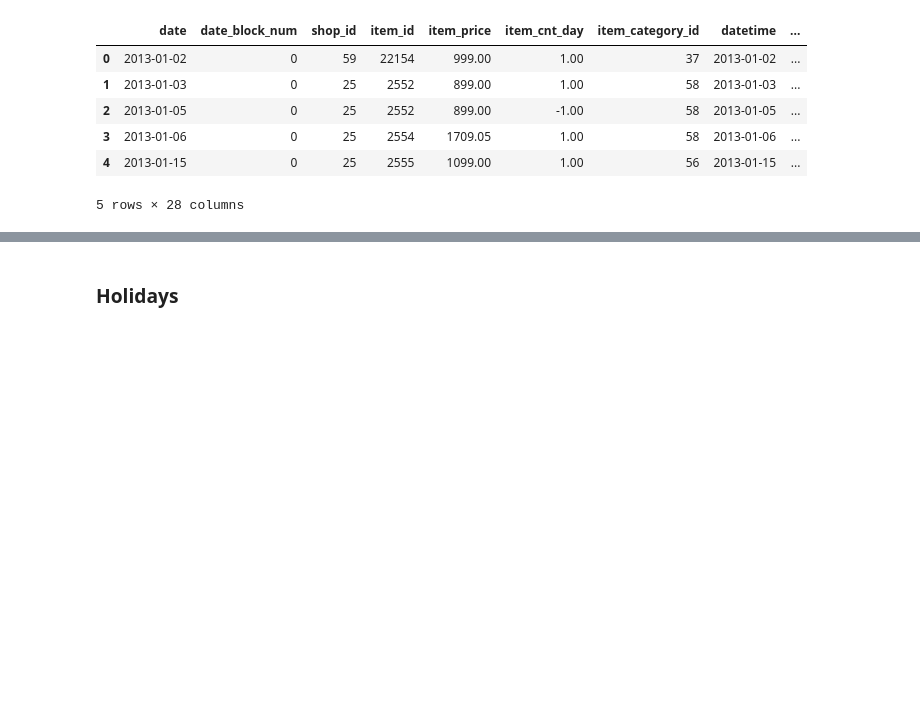
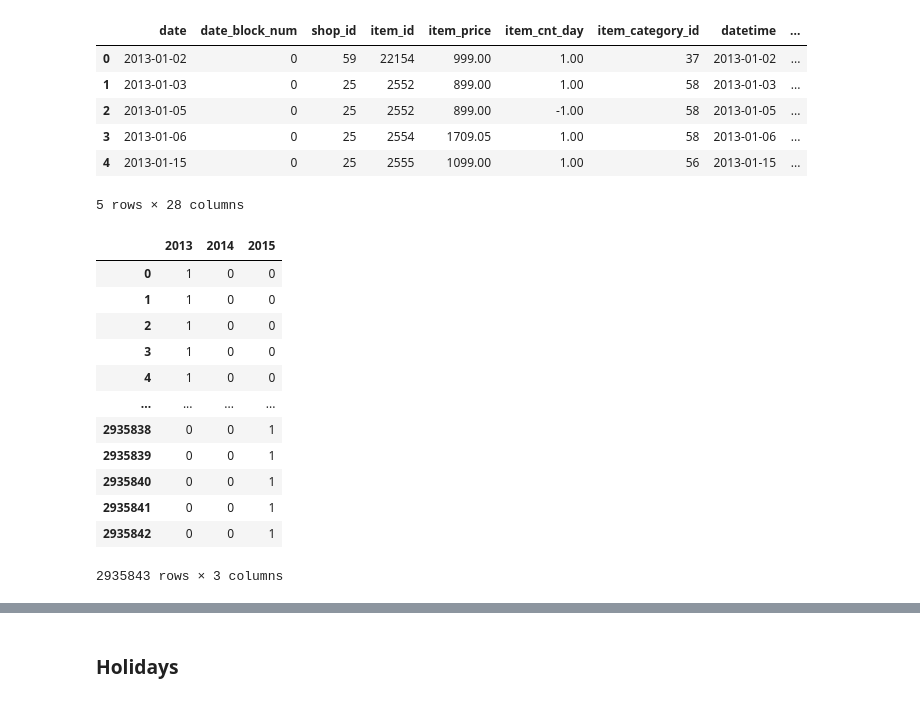
Before and after one commit to Snizzmo/Data-Science, a Jupyter notebook: Capstone_Two/03_Capstone_Two_Feature_Engineering.ipynb, the cells around one changed output, grey strips where cells are left out. Drawn from its saved outputs; the diff is of its cells as text; code cells hidden in the pictures; blank space fills up the shorter version.

Commit message:
updated with year

```diff
--- a/Capstone_Two/03_Capstone_Two_Feature_Engineering.ipynb
+++ b/Capstone_Two/03_Capstone_Two_Feature_Engineering.ipynb
@@ -173,3 +173,24 @@ df.head()
 | 3 | 2013-01-06 | 0 | 25 | 2554 | 1709.05 | 1.00 | 58 | 2013-01-06 | ... |
 | 4 | 2013-01-15 | 0 | 25 | 2555 | 1099.00 | 1.00 | 56 | 2013-01-15 | ... |
 5 rows × 28 columns
+# %%
+# Finally, add the year as a columns with dummy variables.
+df['year'] = df.datetime.dt.year
+# %%
+years_to_one_hot = df['year']
+years = pd.get_dummies(years_to_one_hot)
+years
+# %% [output]
+|  | 2013 | 2014 | 2015 |
+| 0 | 1 | 0 | 0 |
+| 1 | 1 | 0 | 0 |
+| 2 | 1 | 0 | 0 |
+| 3 | 1 | 0 | 0 |
+| 4 | 1 | 0 | 0 |
+| ... | ... | ... | ... |
+| 2935838 | 0 | 0 | 1 |
+| 2935839 | 0 | 0 | 1 |
+| 2935840 | 0 | 0 | 1 |
+| 2935841 | 0 | 0 | 1 |
+| 2935842 | 0 | 0 | 1 |
+2935843 rows × 3 columns
```
Also changed, not shown: parts of 5 cells of this notebook, 1 other file.
